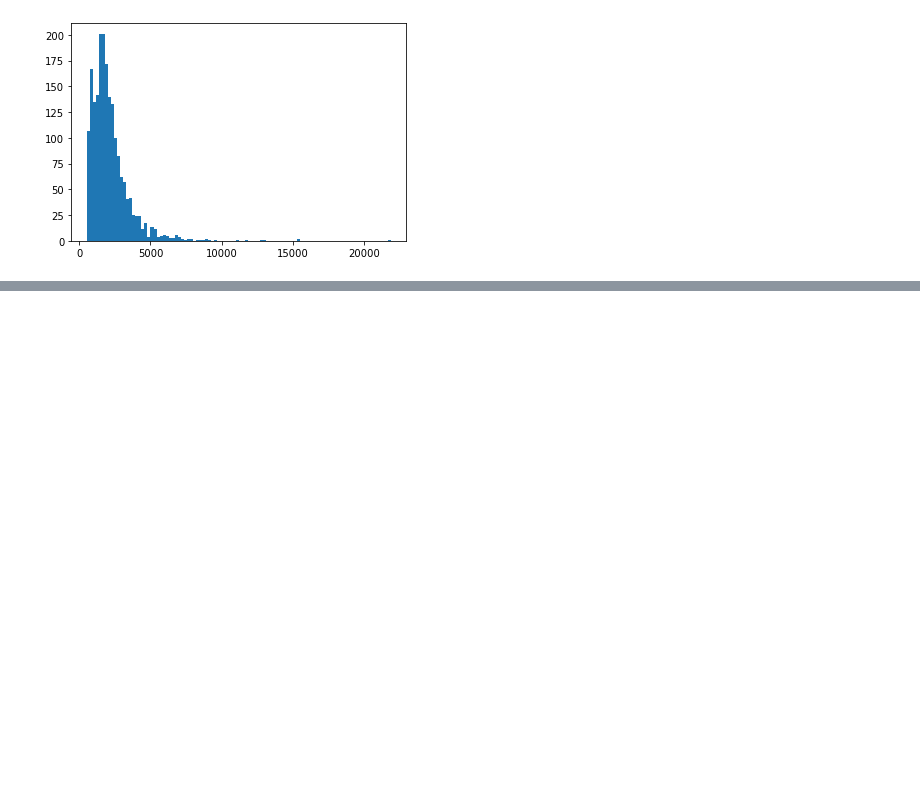
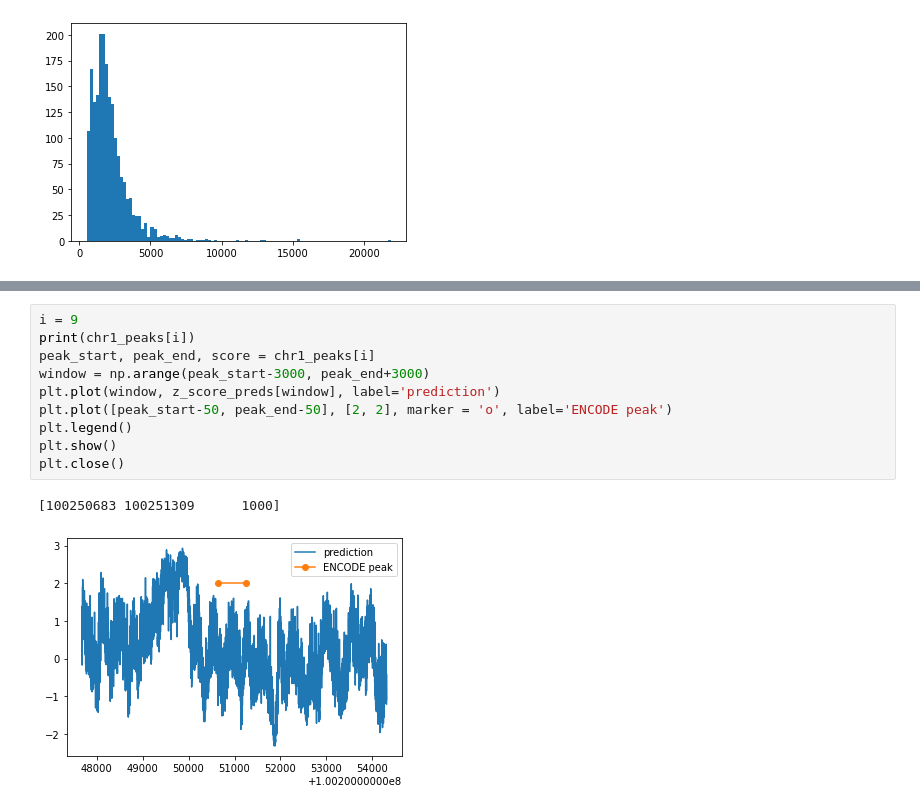
Before and after one commit to Alexwestbrook/mnhn-internship_DeepCNN_ChIP-seq, a Jupyter notebook: plot_distributions.ipynb, the cells around one changed output, grey strips where cells are left out. Cells and saved outputs as stored; diff of their text form; blank space fills up the shorter version.

```diff
--- a/plot_distributions.ipynb
+++ b/plot_distributions.ipynb
@@ -653,0 +640,13 @@ print(sum_pred.shape)
+# %%
+i = 9
+print(chr1_peaks[i])
+peak_start, peak_end, score = chr1_peaks[i]
+window = np.arange(peak_start-3000, peak_end+3000)
+plt.plot(window, z_score_preds[window], label='prediction')
+plt.plot([peak_start-50, peak_end-50], [2, 2], marker = 'o', label='ENCODE peak')
+plt.legend()
+plt.show()
+plt.close()
+# %% [output]
+[100250683 100251309      1000]
+[figure, added]
```
Also changed, not shown: parts of 4 cells of this notebook.
